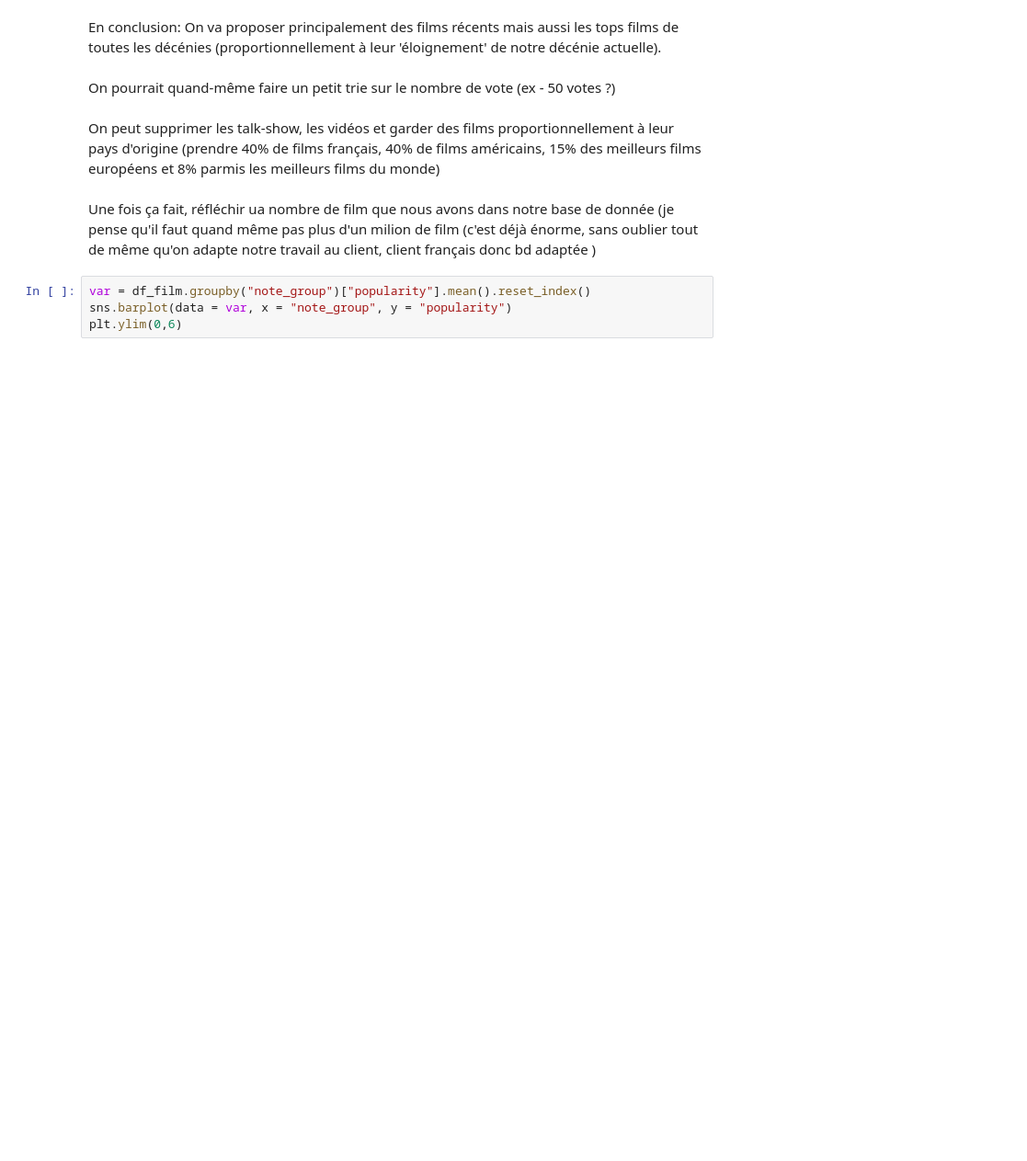
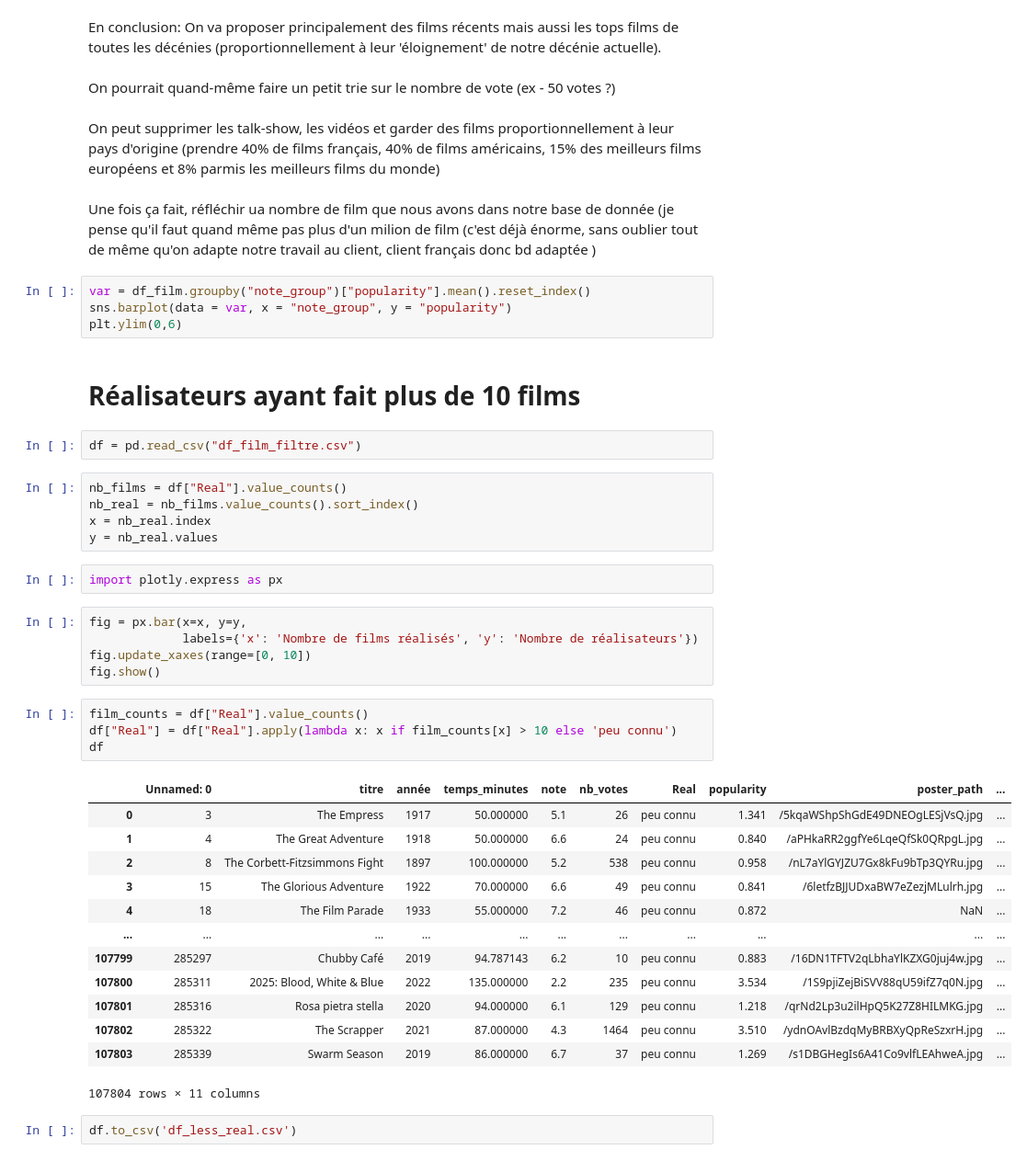
Before and after one commit to LunaGTN/film_recommendation_system, a Jupyter notebook: analyse.ipynb, the cells around one changed output. Shown at 92% size. Drawn from its saved outputs; the diff is of its cells as text; blank space fills up the shorter version.

```diff
--- a/analyse.ipynb
+++ b/analyse.ipynb
@@ -178,3 +178,39 @@ Une fois ça fait, réfléchir ua nombre de film que nous avons dans notre base
 var = df_film.groupby("note_group")["popularity"].mean().reset_index()
 sns.barplot(data = var, x = "note_group", y = "popularity")
 plt.ylim(0,6)
+# %% [markdown]
+# Réalisateurs ayant fait plus de 10 films
+# %%
+df = pd.read_csv("df_film_filtre.csv")
+# %%
+nb_films = df["Real"].value_counts()
+nb_real = nb_films.value_counts().sort_index()
+x = nb_real.index
+y = nb_real.values
+# %%
+import plotly.express as px
+# %%
+fig = px.bar(x=x, y=y,
+             labels={'x': 'Nombre de films réalisés', 'y': 'Nombre de réalisateurs'})
+fig.update_xaxes(range=[0, 10])
+fig.show()
+# %%
+film_counts = df["Real"].value_counts()
+df["Real"] = df["Real"].apply(lambda x: x if film_counts[x] > 10 else 'peu connu')
+df
+# %% [output]
+|  | Unnamed: 0 | titre | année | temps_minutes | note | nb_votes | Real | popularity | poster_path | ... |
+| 0 | 3 | The Empress | 1917 | 50.000000 | 5.1 | 26 | peu connu | 1.341 | /5kqaWShpShGdE49DNEOgLESjVsQ.jpg | ... |
+| 1 | 4 | The Great Adventure | 1918 | 50.000000 | 6.6 | 24 | peu connu | 0.840 | /aPHkaRR2ggfYe6LqeQfSk0QRpgL.jpg | ... |
+| 2 | 8 | The Corbett-Fitzsimmons Fight | 1897 | 100.000000 | 5.2 | 538 | peu connu | 0.958 | /nL7aYlGYJZU7Gx8kFu9bTp3QYRu.jpg | ... |
+| 3 | 15 | The Glorious Adventure | 1922 | 70.000000 | 6.6 | 49 | peu connu | 0.841 | /6letfzBJJUDxaBW7eZezjMLulrh.jpg | ... |
+| 4 | 18 | The Film Parade | 1933 | 55.000000 | 7.2 | 46 | peu connu | 0.872 | NaN | ... |
+| ... | ... | ... | ... | ... | ... | ... | ... | ... | ... | ... |
+| 107799 | 285297 | Chubby Café | 2019 | 94.787143 | 6.2 | 10 | peu connu | 0.883 | /16DN1TFTV2qLbhaYlKZXG0juj4w.jpg | ... |
+| 107800 | 285311 | 2025: Blood, White & Blue | 2022 | 135.000000 | 2.2 | 235 | peu connu | 3.534 | /1S9pjiZejBiSVV88qU59ifZ7q0N.jpg | ... |
+| 107801 | 285316 | Rosa pietra stella | 2020 | 94.000000 | 6.1 | 129 | peu connu | 1.218 | /qrNd2Lp3u2ilHpQ5K27Z8HILMKG.jpg | ... |
+| 107802 | 285322 | The Scrapper | 2021 | 87.000000 | 4.3 | 1464 | peu connu | 3.510 | /ydnOAvlBzdqMyBRBXyQpReSzxrH.jpg | ... |
+| 107803 | 285339 | Swarm Season | 2019 | 86.000000 | 6.7 | 37 | peu connu | 1.269 | /s1DBGHegIs6A41Co9vlfLEAhweA.jpg | ... |
+107804 rows × 11 columns
+# %%
+df.to_csv('df_less_real.csv')
```
Also changed, not shown: 2 other files.
